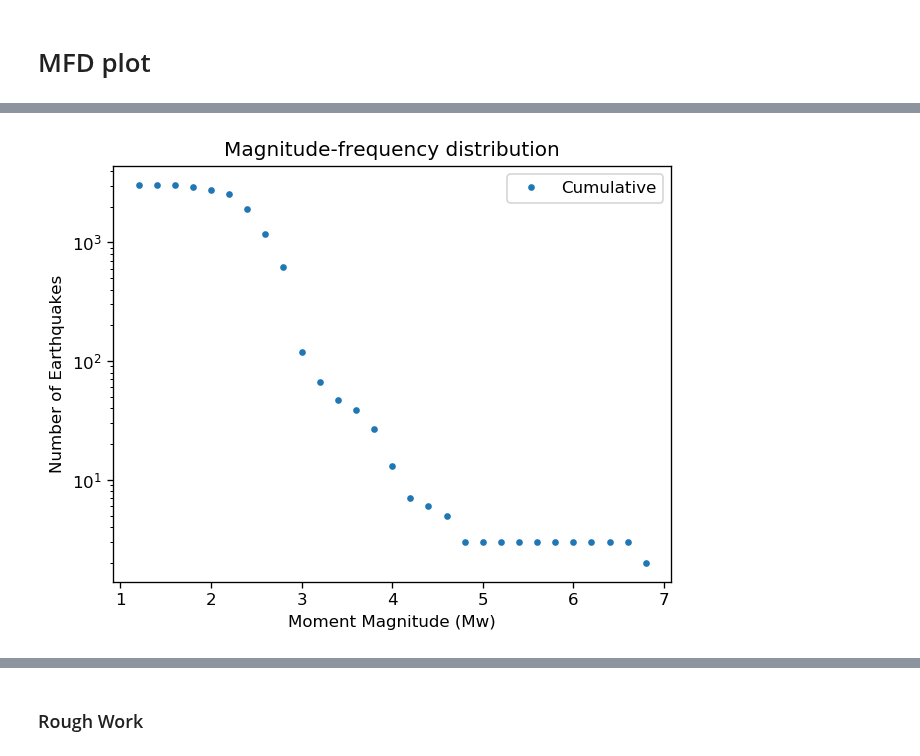
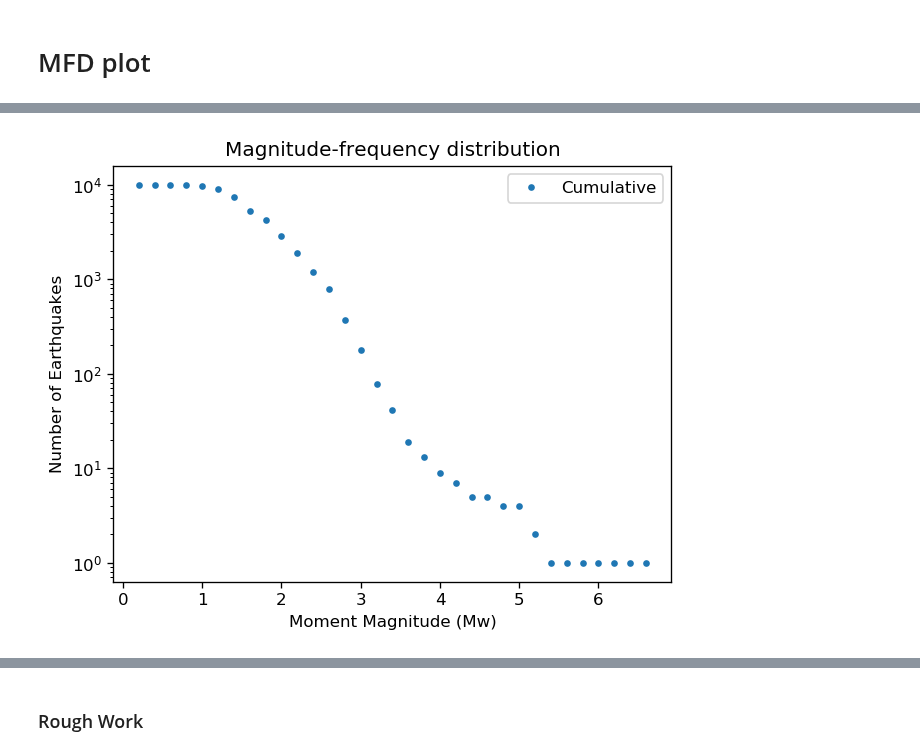
Before and after one commit to thehalfspace/JuliaSEM, a Jupyter notebook: Output-data07.ipynb, the cells around one changed output, grey strips where cells are left out. Cells and saved outputs as stored; diff of their text form; code cells hidden in the pictures.

```diff
--- a/Output-data07.ipynb
+++ b/Output-data07.ipynb
@@ -54,8 +79,6 @@ cumSlipPlot(delfsec, delf5yr, S.FltX)
 # %%
-include("scripts/earthquake-cycles.jl")
-
-Mw = moment_magnitude(P, S, O.Slip, O.SlipVel, O.time_)
+Mw = moment_magnitude(P, S, O.Slip, O.SlipVel, O.Stress, O.time_)
 
 MwPlot(Mw)
 # %% [output]
-[figure, old version]
+[figure, new version]
```
Also changed, not shown: parts of 25 cells of this notebook, 3 other files.
